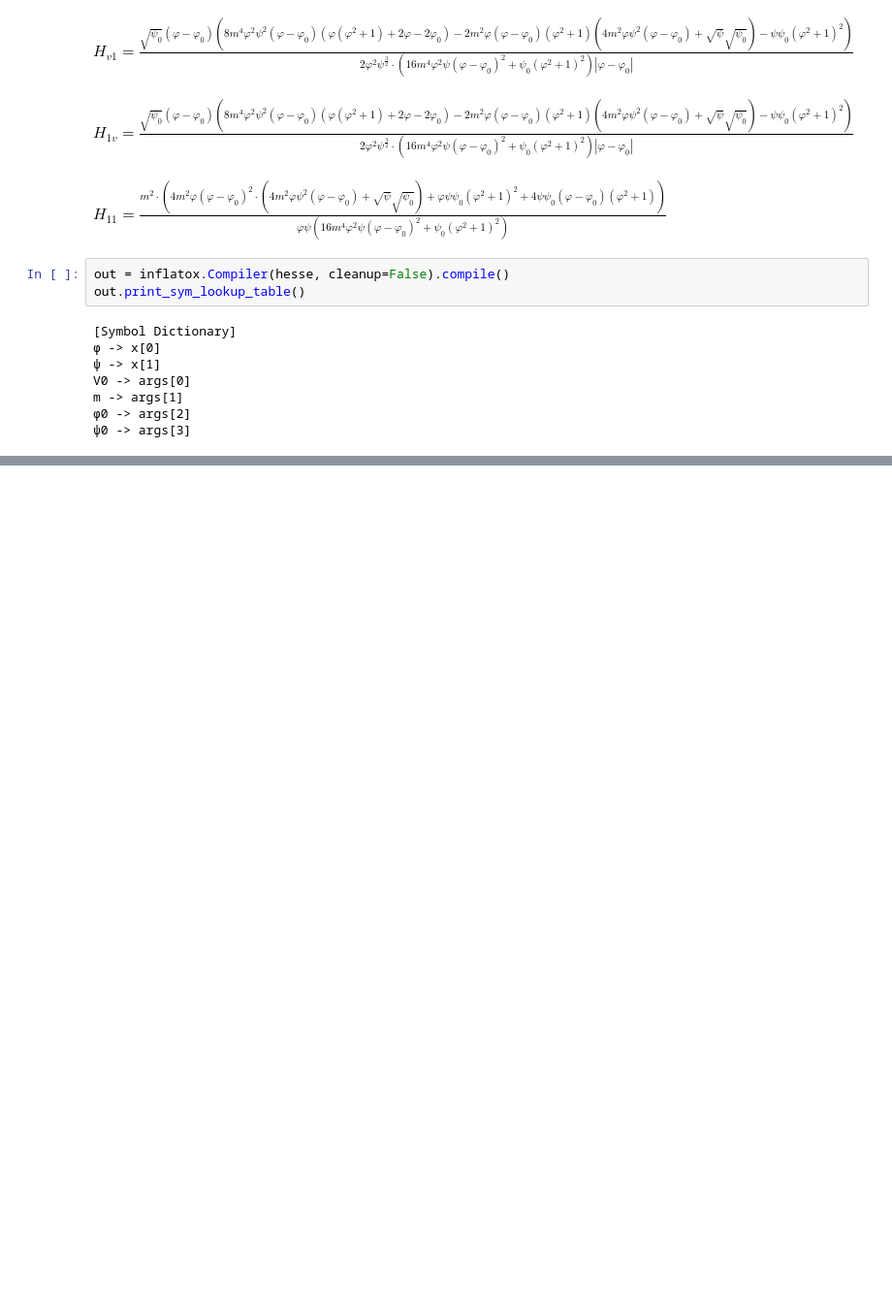
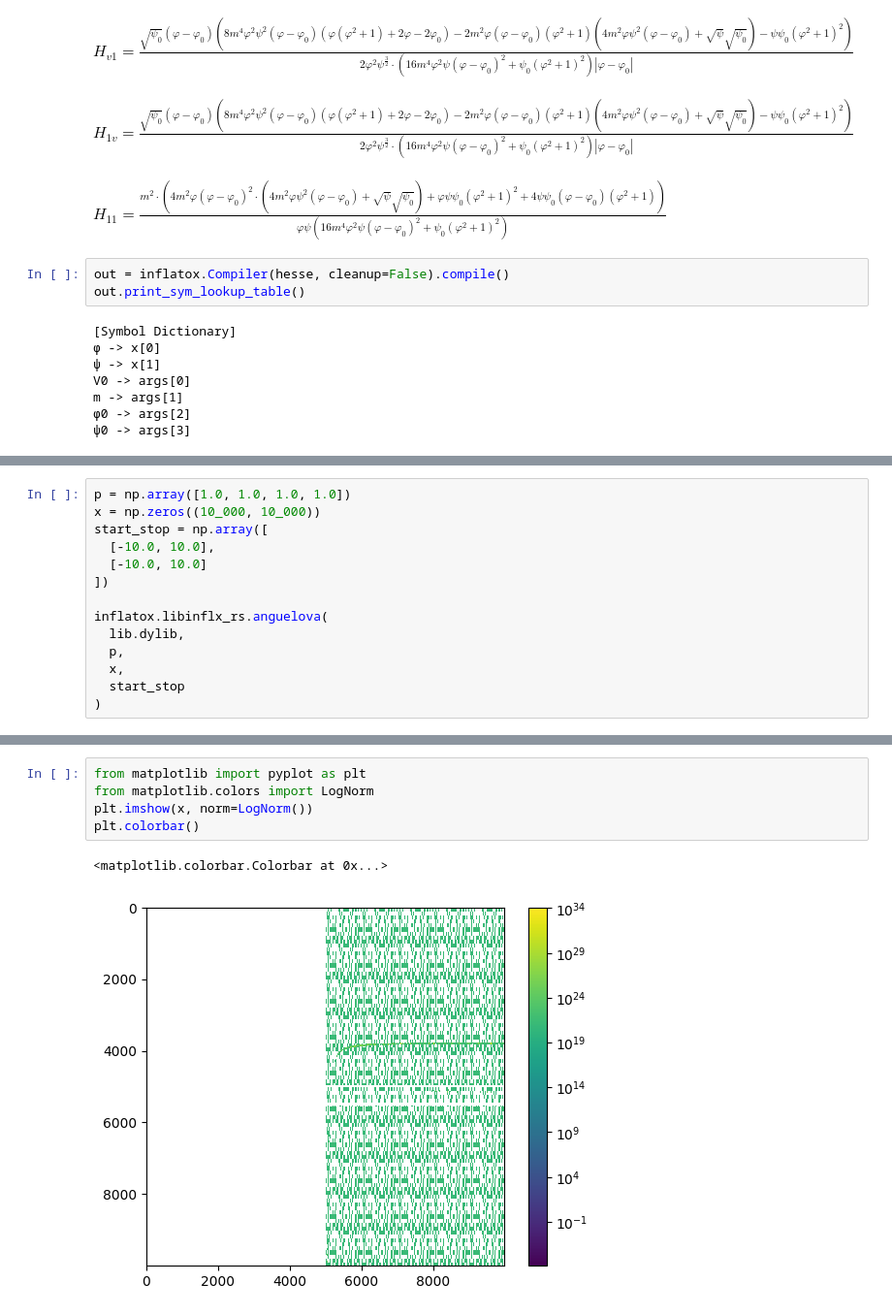
Before and after one commit to smups/inflatox, a Jupyter notebook: notebooks/2d_test.ipynb, the cells around one changed output, grey strips where cells are left out. Shown: that part at 97% size. Saved outputs shown, nothing was run; the diff lists cells and outputs as text; blank space fills up the shorter version.

```diff
--- a/notebooks/2d_test.ipynb
+++ b/notebooks/2d_test.ipynb
@@ -60,0 +51,14 @@ inflatox.consistency_conditions.InflationCondition(out)
+# %%
+p = np.array([1.0, 1.0, 1.0, 1.0])
+x = np.zeros((10_000, 10_000))
+start_stop = np.array([
+  [-10.0, 10.0],
+  [-10.0, 10.0]
+])
+
+inflatox.libinflx_rs.anguelova(
+  lib.dylib,
+  p,
+  x,
+  start_stop
+)
@@ -60,0 +86,8 @@ inflatox.consistency_conditions.InflationCondition(out)
+# %%
+from matplotlib import pyplot as plt
+from matplotlib.colors import LogNorm
+plt.imshow(x, norm=LogNorm())
+plt.colorbar()
+# %% [output]
+<matplotlib.colorbar.Colorbar at 0x...>
+[figure, added]
```
Also changed, not shown: parts of 5 cells of this notebook, 5 other files.
